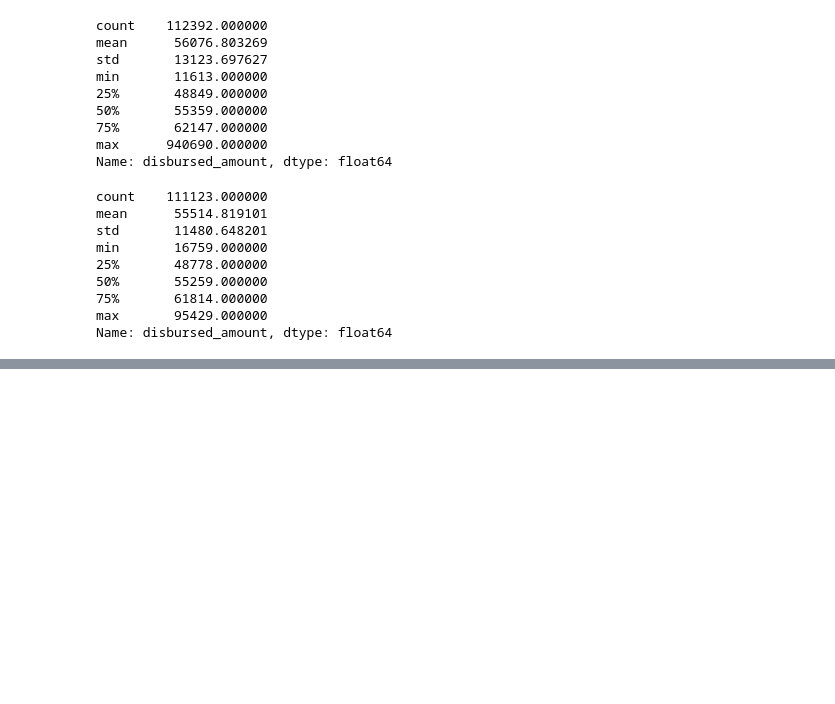
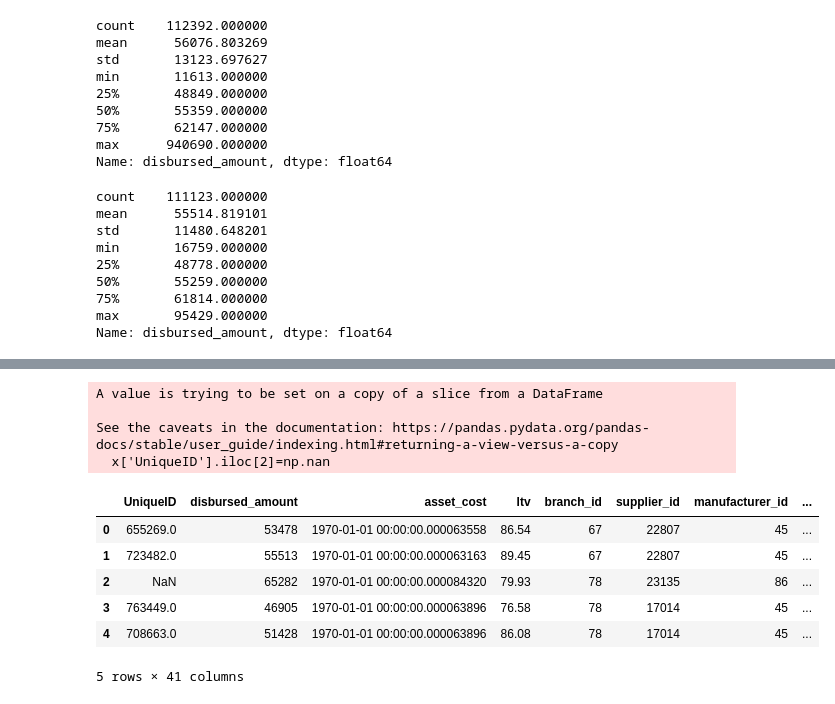
Before and after one commit to jwen2/Refinyr, a Jupyter notebook: csv/test_files/Testing Python Functions.ipynb, the cells around one changed output, grey strips where cells are left out. Drawn from its saved outputs; the diff is of its cells as text; code cells hidden in the pictures; blank space fills up the shorter version.

```diff
--- a/csv/test_files/Testing Python Functions.ipynb
+++ b/csv/test_files/Testing Python Functions.ipynb
@@ -332,0 +375,17 @@ dtype: object
+# %%
+x['UniqueID'].iloc[2]=np.nan
+# %% [output]
+A value is trying to be set on a copy of a slice from a DataFrame
+
+See the caveats in the documentation: https://pandas.pydata.org/pandas-docs/stable/user_guide/indexing.html#returning-a-view-versus-a-copy
+  x['UniqueID'].iloc[2]=np.nan
+# %%
+x.head()
+# %% [output]
+|  | UniqueID | disbursed_amount | asset_cost | ltv | branch_id | supplier_id | manufacturer_id | ... |
+| 0 | 655269.0 | 53478 | 1970-01-01 00:00:00.000063558 | 86.54 | 67 | 22807 | 45 | ... |
+| 1 | 723482.0 | 55513 | 1970-01-01 00:00:00.000063163 | 89.45 | 67 | 22807 | 45 | ... |
+| 2 | NaN | 65282 | 1970-01-01 00:00:00.000084320 | 79.93 | 78 | 23135 | 86 | ... |
+| 3 | 763449.0 | 46905 | 1970-01-01 00:00:00.000063896 | 76.58 | 78 | 17014 | 45 | ... |
+| 4 | 708663.0 | 51428 | 1970-01-01 00:00:00.000063896 | 86.08 | 78 | 17014 | 45 | ... |
+5 rows × 41 columns
```
Also changed, not shown: parts of 17 cells of this notebook, 1 other file.
